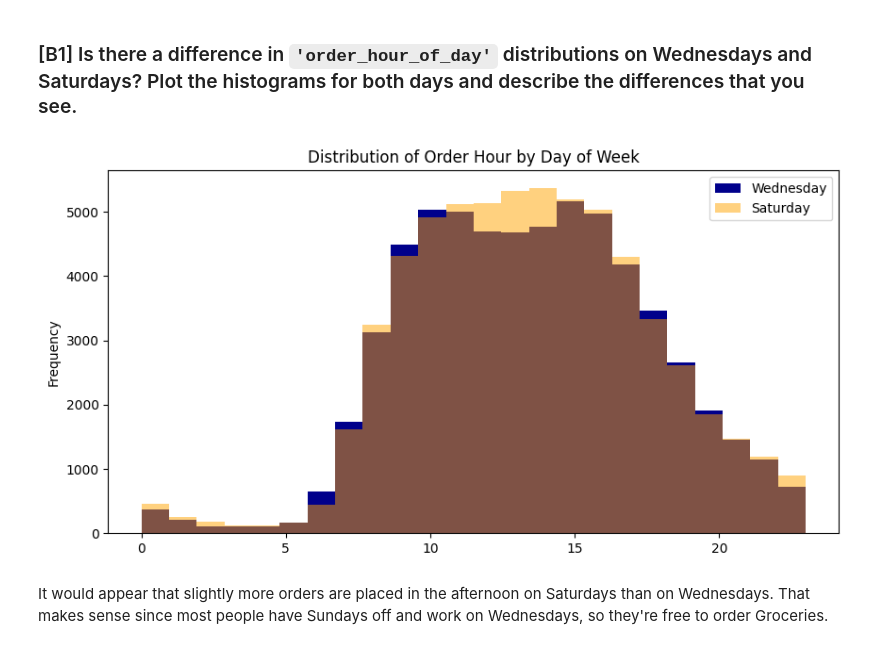
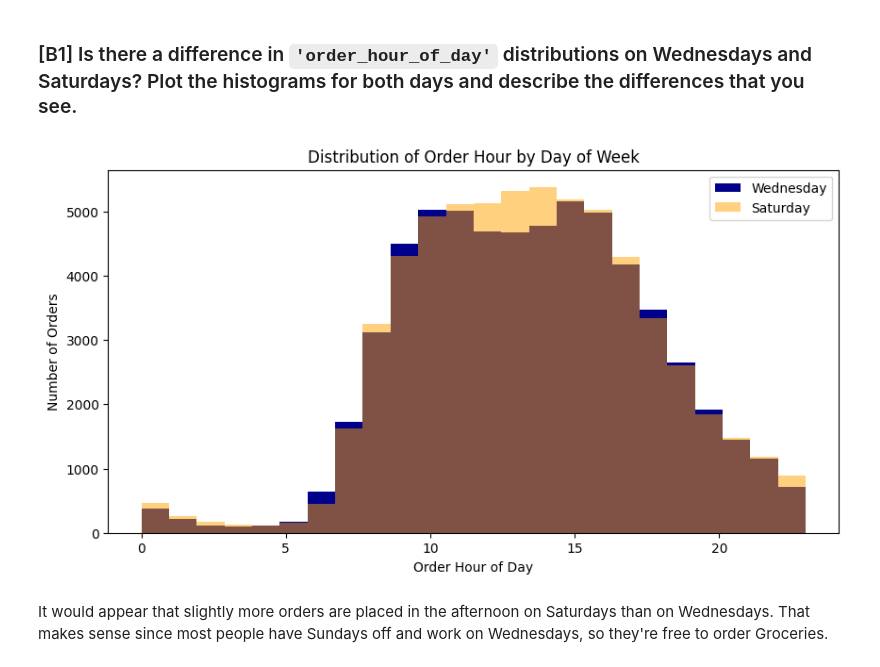
Before and after one commit to Malokingi/EDA-Project, a Jupyter notebook: EDA_notebook.ipynb, the cells around one changed output. Saved outputs shown, nothing was run; the diff lists cells and outputs as text; code cells hidden in the pictures.

```diff
--- a/EDA_notebook.ipynb
+++ b/EDA_notebook.ipynb
@@ -285,35 +360,36 @@ It looks like the most popular interval is listed as 30 days, maybe the data is
 # %%
 # create two subsets of the data for Wednesdays and Saturdays
 wed_df = i_df[i_df['day_of_week'] == 'Wednesday']
 sat_df = i_df[i_df['day_of_week'] == 'Saturday']
 
 # create the histogram for Wednesdays
 wed_df['order_hour_of_day'].plot(
     kind='hist',
     bins=24,
     alpha=1,
     label='Wednesday',
     color='darkblue',
-    xlabel='Order Hour of Day',
-    ylabel='Number of Orders',
     title='Distribution of Order Hour by Day of Week',
     legend=True,
     figsize=[10,5]
 )
 
 # create the histogram for Saturdays
 sat_df['order_hour_of_day'].plot(
     kind='hist',
     bins=24,
     alpha=0.5,
     label='Saturday',
     color='orange',
     legend=True
 )
 
+plt.xlabel('Order Hour of Day')
+plt.ylabel('Number of Orders')
+
 plt.show()
 # %% [output]
-[figure, old version]
+[figure, new version]
 # %% [markdown]
 It would appear that slightly more orders are placed in the afternoon on Saturdays than on Wednesdays. That makes sense since most people have Sundays off and work on Wednesdays, so they're free to order Groceries.
 # %% [markdown]
```
Also changed, not shown: parts of 27 cells of this notebook, 2 other files.
